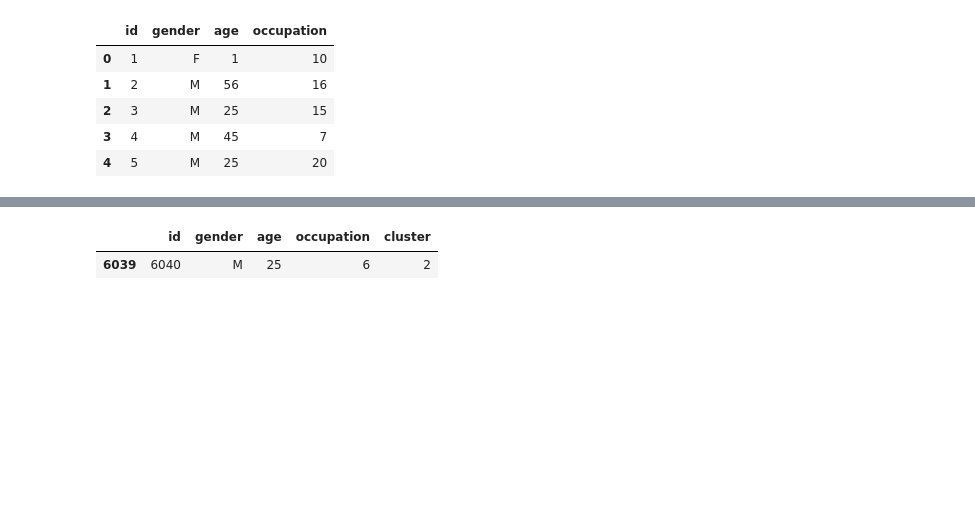
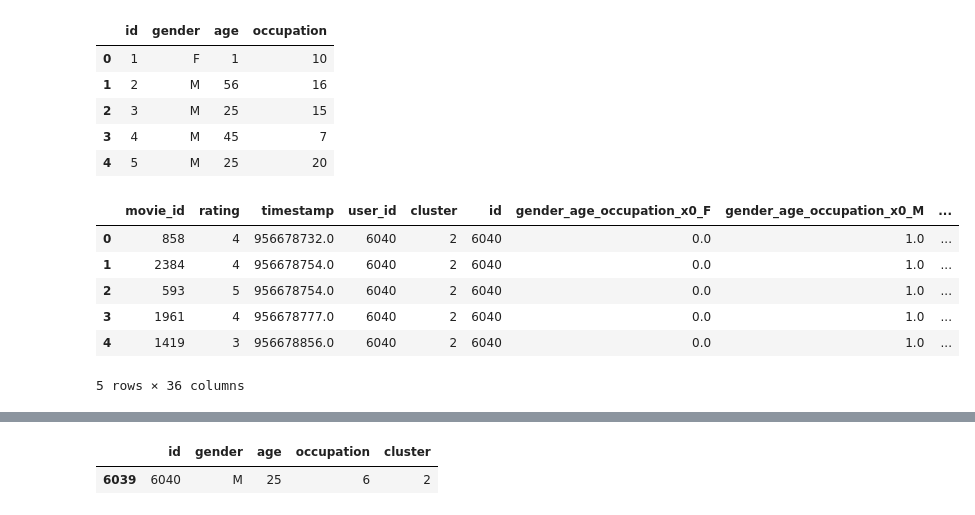
Before and after one commit to AnnaLara/recommendation-case-study, a Jupyter notebook: cold_start_process.ipynb, the cells around one changed output, grey strips where cells are left out. Drawn from its saved outputs; the diff is of its cells as text; code cells hidden in the pictures; blank space fills up the shorter version.

```diff
--- a/cold_start_process.ipynb
+++ b/cold_start_process.ipynb
@@ -147 +128,19 @@ ohe_multi.fit(user_df[my_cols])
 ohe_mat = ohe_multi.transform(user_df[my_cols])
+# %%
+mapper = sklearn_pandas.DataFrameMapper([(['id'], None),
+                                        (['gender', 'age','occupation'], OneHotEncoder())],
+                                        df_out=True)
+# %%
+user_cat_df = mapper.fit_transform(user_df)
+# %%
+one_hot_df = ratings_df.merge(user_cat_df, how='left', left_on='user_id', right_on='id')
+# %%
+one_hot_df.head()
+# %% [output]
+|  | movie_id | rating | timestamp | user_id | cluster | id | gender_age_occupation_x0_F | gender_age_occupation_x0_M | ... |
+| 0 | 858 | 4 | 956678732.0 | 6040 | 2 | 6040 | 0.0 | 1.0 | ... |
+| 1 | 2384 | 4 | 956678754.0 | 6040 | 2 | 6040 | 0.0 | 1.0 | ... |
+| 2 | 593 | 5 | 956678754.0 | 6040 | 2 | 6040 | 0.0 | 1.0 | ... |
+| 3 | 1961 | 4 | 956678777.0 | 6040 | 2 | 6040 | 0.0 | 1.0 | ... |
+| 4 | 1419 | 3 | 956678856.0 | 6040 | 2 | 6040 | 0.0 | 1.0 | ... |
+5 rows × 36 columns
```
Also changed, not shown: parts of 38 cells of this notebook, 2 other files.
